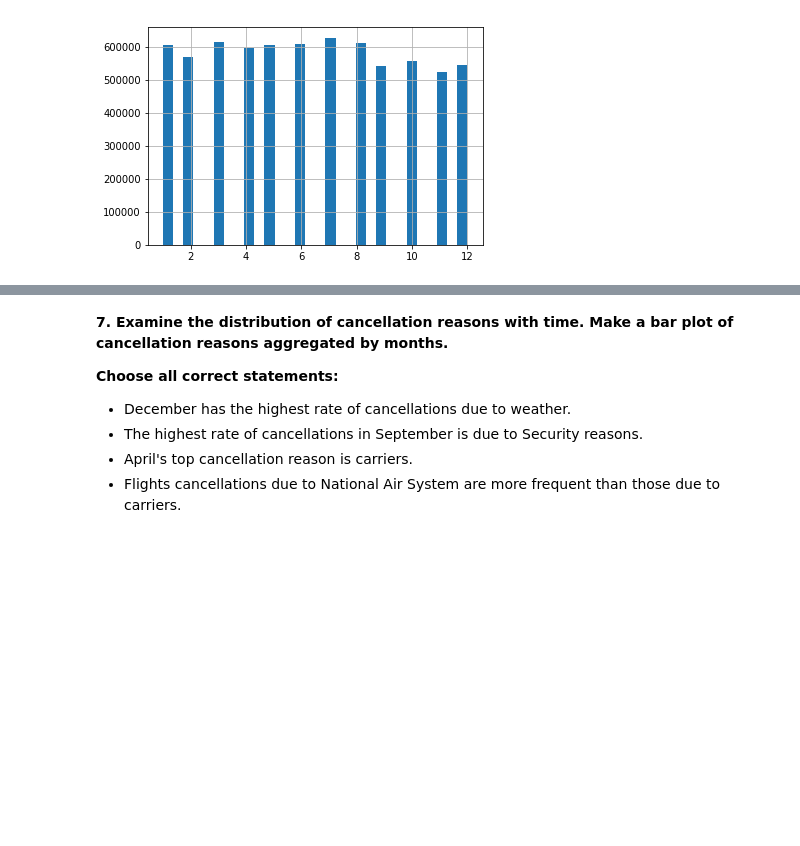
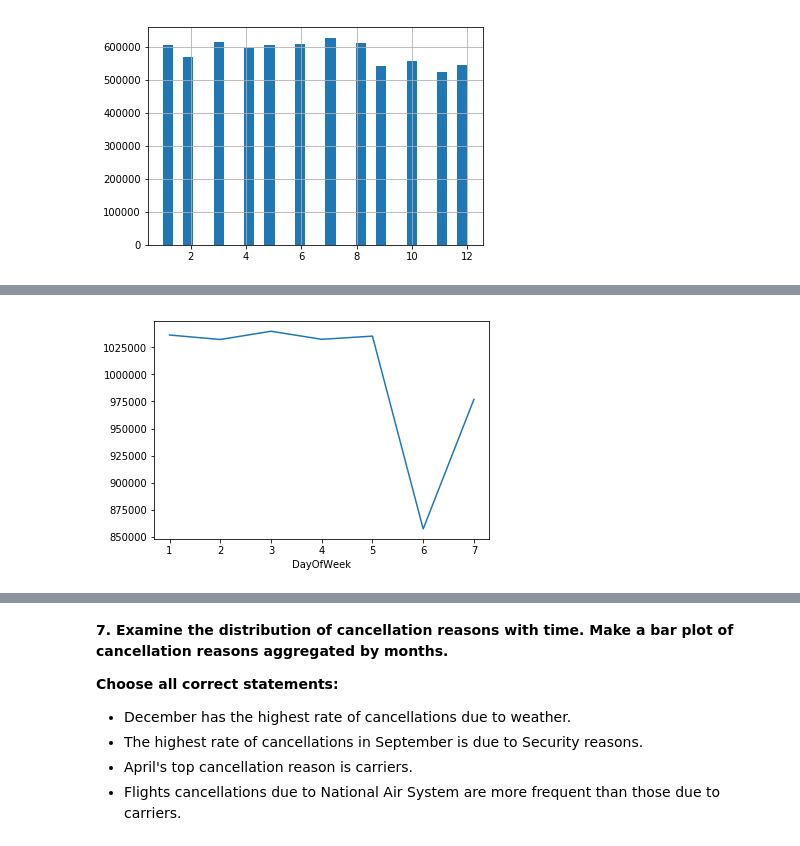
Before and after one commit to xiang578/machine-learning, a Jupyter notebook: mlcourse.ai/assignment/assignment2_USA_flights.ipynb, the cells around one changed output, grey strips where cells are left out. Saved outputs shown, nothing was run; the diff lists cells and outputs as text; code cells hidden in the pictures; blank space fills up the shorter version.

```diff
--- a/mlcourse.ai/assignment/assignment2_USA_flights.ipynb
+++ b/mlcourse.ai/assignment/assignment2_USA_flights.ipynb
@@ -384,0 +388,4 @@ df['Month'].hist(bins=30)
+# %%
+weeks.plot();
+# %% [output]
+[figure, added]
```
Also changed, not shown: parts of 14 cells of this notebook.
